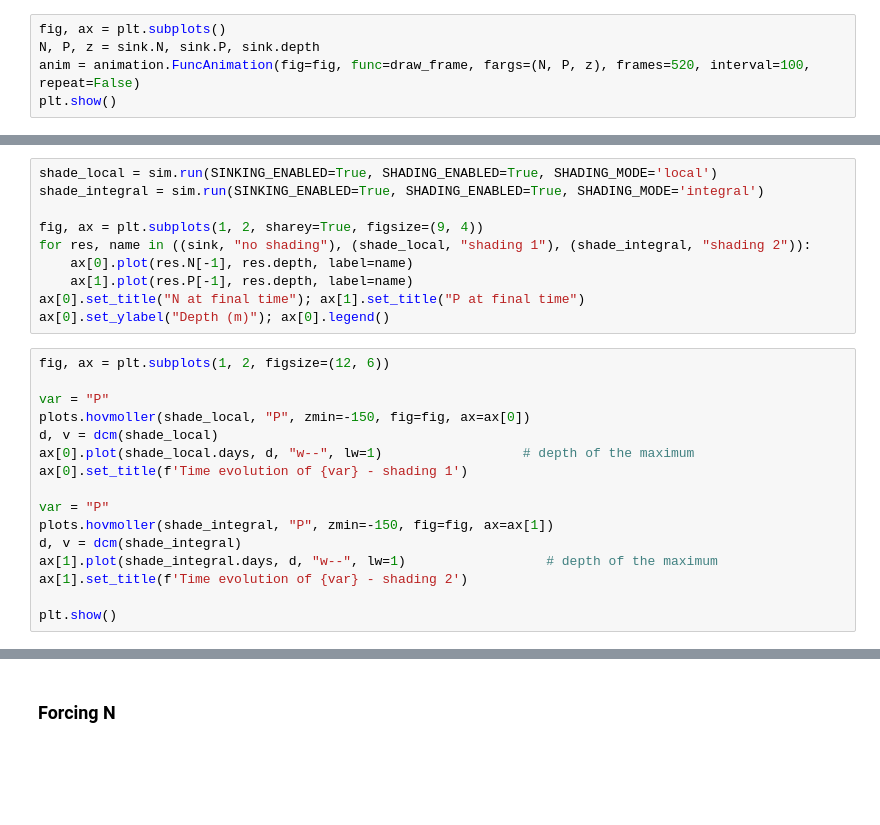
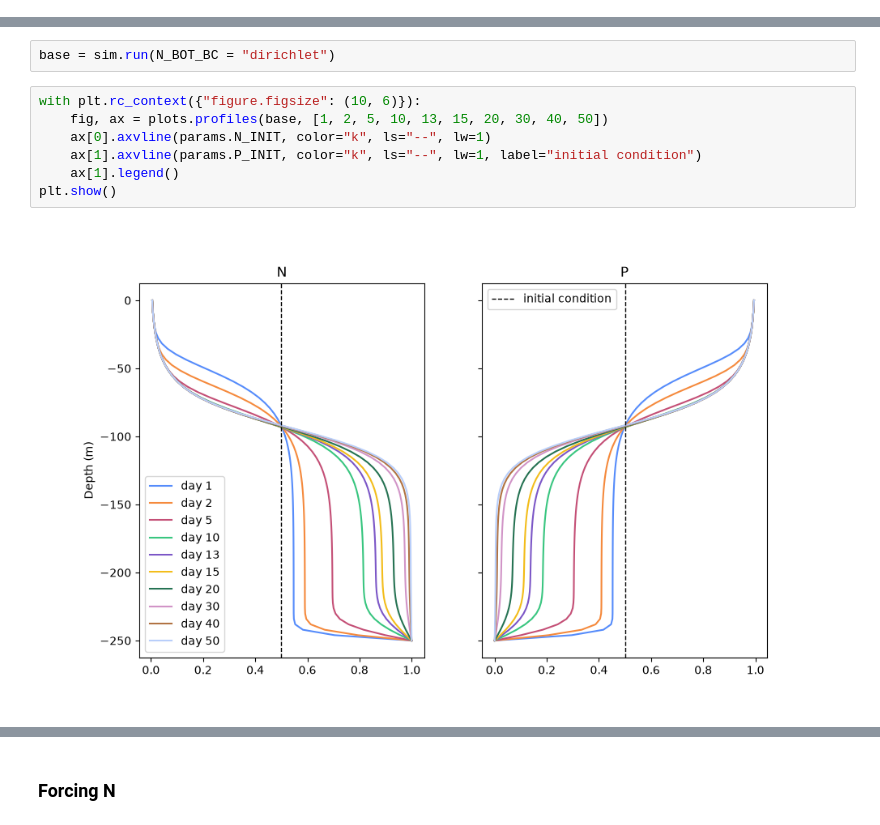
Before and after one commit to kb1901/732_phytoplankton_proj, a Jupyter notebook: notebook.ipynb, the cells around one changed output, grey strips where cells are left out. Drawn from its saved outputs; the diff is of its cells as text; blank space fills up the shorter version.

```diff
--- a/notebook.ipynb
+++ b/notebook.ipynb
@@ -123,5 +0,0 @@ ax[0].set_ylabel("Depth (m)"); ax[0].legend()
-# %%
-fig, ax = plt.subplots()
-N, P, z = sink.N, sink.P, sink.depth
-anim = animation.FuncAnimation(fig=fig, func=draw_frame, fargs=(N, P, z), frames=520, interval=100, repeat=False)
-plt.show()
@@ -169,26 +0,0 @@ where $\bar{P}(z)$ is the average phytoplankton concentration above depth $z$.
-# %%
-shade_local = sim.run(SINKING_ENABLED=True, SHADING_ENABLED=True, SHADING_MODE='local')
-shade_integral = sim.run(SINKING_ENABLED=True, SHADING_ENABLED=True, SHADING_MODE='integral')
-
-fig, ax = plt.subplots(1, 2, sharey=True, figsize=(9, 4))
-for res, name in ((sink, "no shading"), (shade_local, "shading 1"), (shade_integral, "shading 2")):
-    ax[0].plot(res.N[-1], res.depth, label=name)
-    ax[1].plot(res.P[-1], res.depth, label=name)
-ax[0].set_title("N at final time"); ax[1].set_title("P at final time")
-ax[0].set_ylabel("Depth (m)"); ax[0].legend()
-# %%
-fig, ax = plt.subplots(1, 2, figsize=(12, 6))
-
-var = "P"
-plots.hovmoller(shade_local, "P", zmin=-150, fig=fig, ax=ax[0])
-d, v = dcm(shade_local)
-ax[0].plot(shade_local.days, d, "w--", lw=1)                  # depth of the maximum
-ax[0].set_title(f'Time evolution of {var} - shading 1')
-
-var = "P"
-plots.hovmoller(shade_integral, "P", zmin=-150, fig=fig, ax=ax[1])
-d, v = dcm(shade_integral)
-ax[1].plot(shade_integral.days, d, "w--", lw=1)                  # depth of the maximum
-ax[1].set_title(f'Time evolution of {var} - shading 2')
-
-plt.show()
@@ -194,0 +69,11 @@ plt.show()
+# %%
+base = sim.run(N_BOT_BC = "dirichlet")
+# %%
+with plt.rc_context({"figure.figsize": (10, 6)}):
+    fig, ax = plots.profiles(base, [1, 2, 5, 10, 13, 15, 20, 30, 40, 50])
+    ax[0].axvline(params.N_INIT, color="k", ls="--", lw=1)
+    ax[1].axvline(params.P_INIT, color="k", ls="--", lw=1, label="initial condition")
+    ax[1].legend()
+plt.show()
+# %% [output]
+[figure, added]
```
Also changed, not shown: parts of 39 cells of this notebook.
